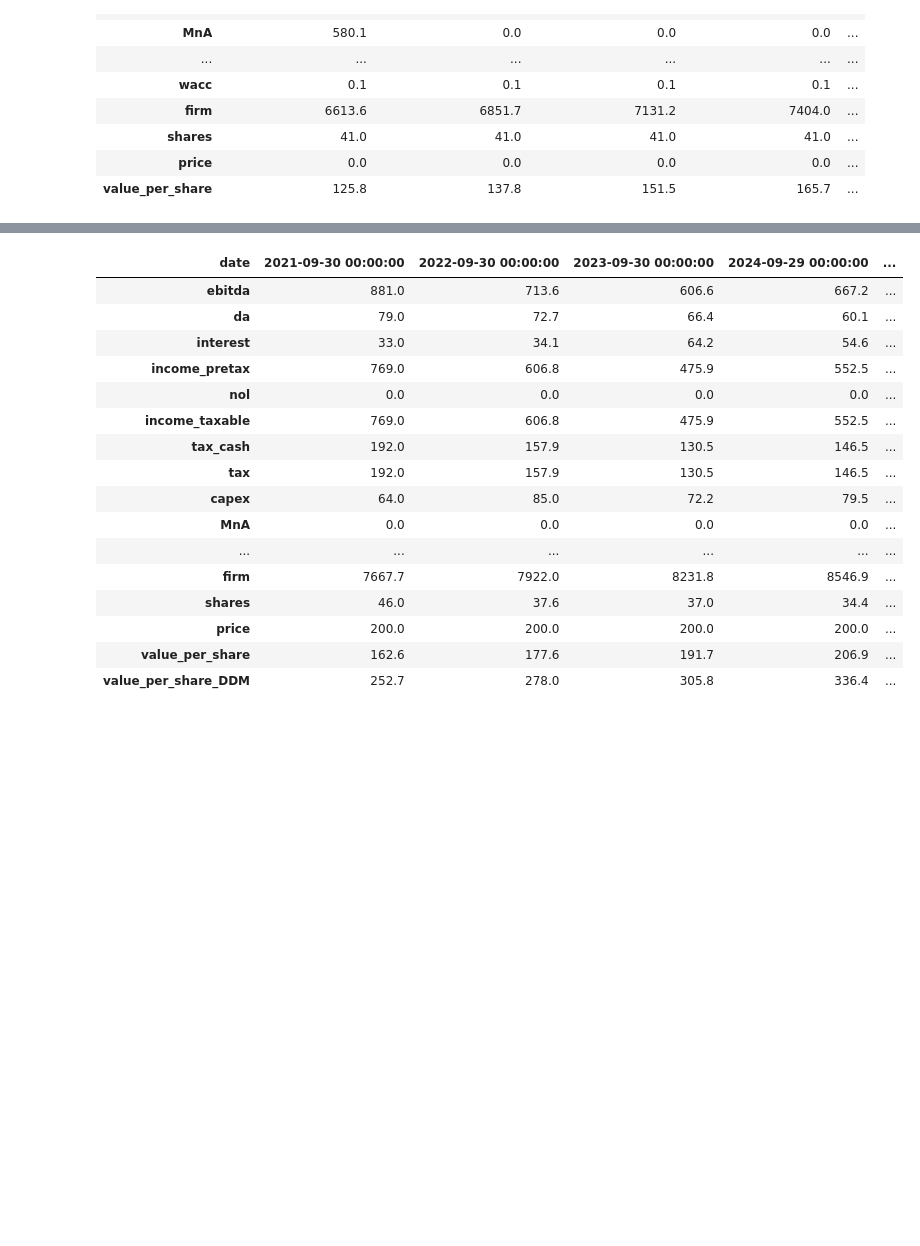
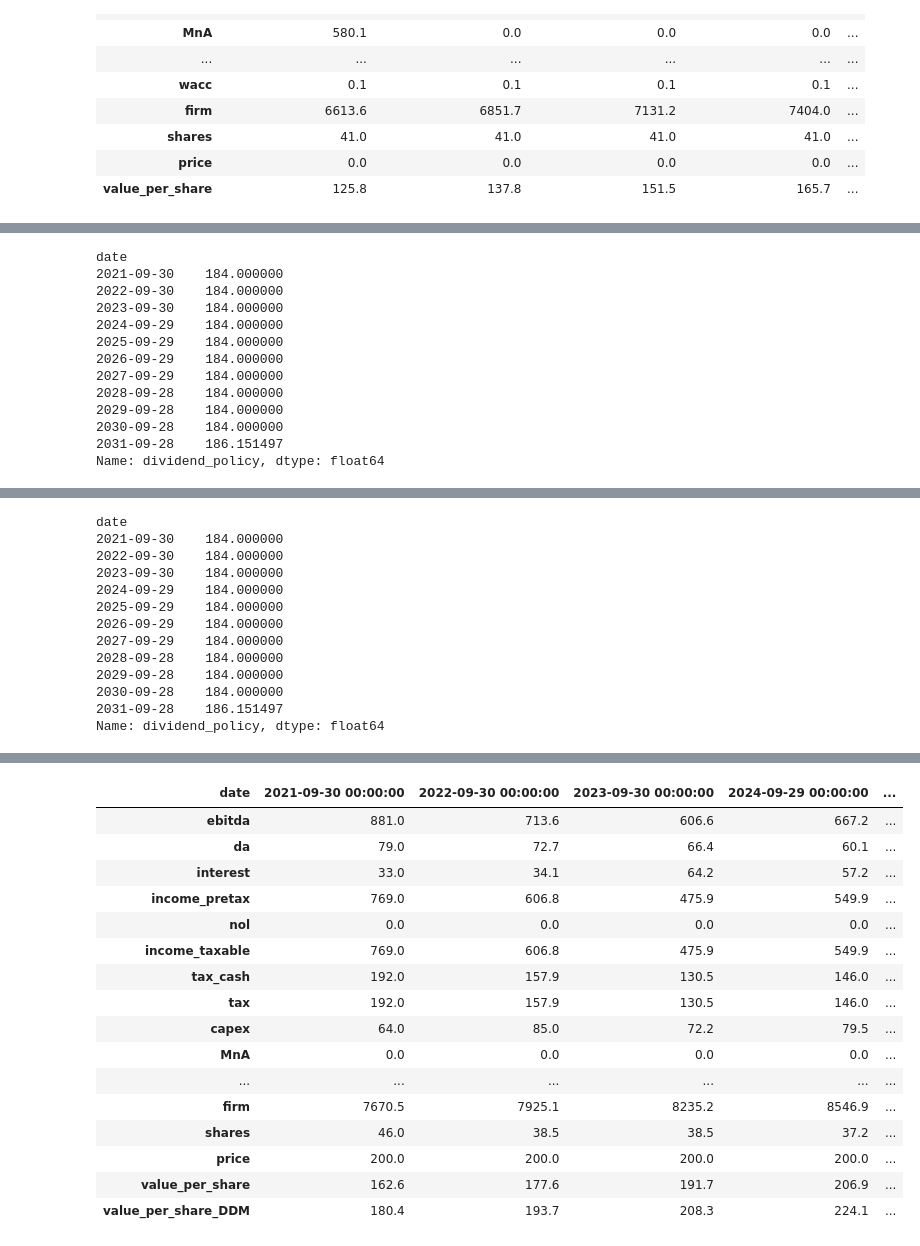
Before and after one commit to mtlr05/finagle, a Jupyter notebook: Valuation notebook.ipynb, the cells around one changed output, grey strips where cells are left out. Saved outputs shown, nothing was run; the diff lists cells and outputs as text; code cells hidden in the pictures; blank space fills up the shorter version.

Commit message:
implemented improvements to buybacks and debt paydown to include effect of dividends

```diff
--- a/Valuation notebook.ipynb
+++ b/Valuation notebook.ipynb
@@ -1127,6 +1321,7 @@ ATKR.display_fin()
 # %%
 #ATKR post fy21 Q4
 #full ebitda based calculation, using forecast_ebitda() and load_data() method
+#dividend of $4
 
 #initializers
 rd = 0.045
@@ -1164,7 +1359,7 @@ financials = {
 # nol = net operating loss, i.e. tax losses subtracted from ebit for the purpose of calculating taxes, float
 # noa = other non-operating assets, examples: land, properties, other even business's not included in the cashflows, float
 
-ATKR = cmp.company(ticker = 'ATKR',rd = rd,re = re,t = t,shares = shares,gt = gt,roict = roict,year = year)
+ATKR = cmp.company(ticker = 'ATKR',rd = rd,re = re,t = t,shares = shares,gt = gt,roict = roict,year = year, dividend = 4)
 ATKR.forecast_ebitda(881,[-0.19,-0.15,0.10,0.10], financials)#only organic EBITDA
 ATKR.forecast_capex(financials['capex'],financials)
 ATKR.load_financials(financials = financials.copy())
@@ -1173,7 +1368,7 @@ ATKR.fcf_from_ebitda()
 #ATKR.fcf_to_acquire(year_a = 1, ebitda_frac = 0.03, multiple = 6.5, leverage = 0, gnext = 0.1, cap_frac = 0.12, adjust_cash = False)
 #ATKR.fcf_to_acquire(year_a = 2, ebitda_frac = 0.1, multiple = 6.5, leverage = 0, gnext = 0.1, cap_frac = 0.12, adjust_cash = False)
 ATKR.fcf_to_debt(leverage=2, year_d=1)
-ATKR.fcf_to_buyback(price=200,dp = 'constant', div_payout=0)
+ATKR.fcf_to_buyback(price=200,dp = 'constant')
 #ATKR.fcf_to_buyback(price=120,dp = 'proportional')
 ATKR.value()
 ATKR.display_fin()
@@ -1196,0 +1414,13 @@ See the caveats in the documentation: http://pandas.pydata.org/pandas-docs/stabl
+date
+2021-09-30    184.000000
+2022-09-30    184.000000
+2023-09-30    184.000000
+2024-09-29    184.000000
+2025-09-29    184.000000
+2026-09-29    184.000000
+2027-09-29    184.000000
+2028-09-28    184.000000
+2029-09-28    184.000000
+2030-09-28    184.000000
+2031-09-28    186.151497
+Name: dividend_policy, dtype: float64
@@ -1196,0 +1429,13 @@ See the caveats in the documentation: http://pandas.pydata.org/pandas-docs/stabl
+date
+2021-09-30    184.000000
+2022-09-30    184.000000
+2023-09-30    184.000000
+2024-09-29    184.000000
+2025-09-29    184.000000
+2026-09-29    184.000000
+2027-09-29    184.000000
+2028-09-28    184.000000
+2029-09-28    184.000000
+2030-09-28    184.000000
+2031-09-28    186.151497
+Name: dividend_policy, dtype: float64
@@ -1197,17 +1444,17 @@ See the caveats in the documentation: http://pandas.pydata.org/pandas-docs/stabl
 | date | 2021-09-30 00:00:00 | 2022-09-30 00:00:00 | 2023-09-30 00:00:00 | 2024-09-29 00:00:00 | ... |
 | ebitda | 881.0 | 713.6 | 606.6 | 667.2 | ... |
 | da | 79.0 | 72.7 | 66.4 | 60.1 | ... |
-| interest | 33.0 | 34.1 | 64.2 | 54.6 | ... |
-| income_pretax | 769.0 | 606.8 | 475.9 | 552.5 | ... |
+| interest | 33.0 | 34.1 | 64.2 | 57.2 | ... |
+| income_pretax | 769.0 | 606.8 | 475.9 | 549.9 | ... |
 | nol | 0.0 | 0.0 | 0.0 | 0.0 | ... |
-| income_taxable | 769.0 | 606.8 | 475.9 | 552.5 | ... |
-| tax_cash | 192.0 | 157.9 | 130.5 | 146.5 | ... |
-| tax | 192.0 | 157.9 | 130.5 | 146.5 | ... |
+| income_taxable | 769.0 | 606.8 | 475.9 | 549.9 | ... |
+| tax_cash | 192.0 | 157.9 | 130.5 | 146.0 | ... |
+| tax | 192.0 | 157.9 | 130.5 | 146.0 | ... |
 | capex | 64.0 | 85.0 | 72.2 | 79.5 | ... |
 | MnA | 0.0 | 0.0 | 0.0 | 0.0 | ... |
 | ... | ... | ... | ... | ... | ... |
-| firm | 7667.7 | 7922.0 | 8231.8 | 8546.9 | ... |
-| shares | 46.0 | 37.6 | 37.0 | 34.4 | ... |
+| firm | 7670.5 | 7925.1 | 8235.2 | 8546.9 | ... |
+| shares | 46.0 | 38.5 | 38.5 | 37.2 | ... |
 | price | 200.0 | 200.0 | 200.0 | 200.0 | ... |
 | value_per_share | 162.6 | 177.6 | 191.7 | 206.9 | ... |
-| value_per_share_DDM | 252.7 | 278.0 | 305.8 | 336.4 | ... |
+| value_per_share_DDM | 180.4 | 193.7 | 208.3 | 224.1 | ... |
```
Also changed, not shown: parts of 4 cells of this notebook, 1 other file.
